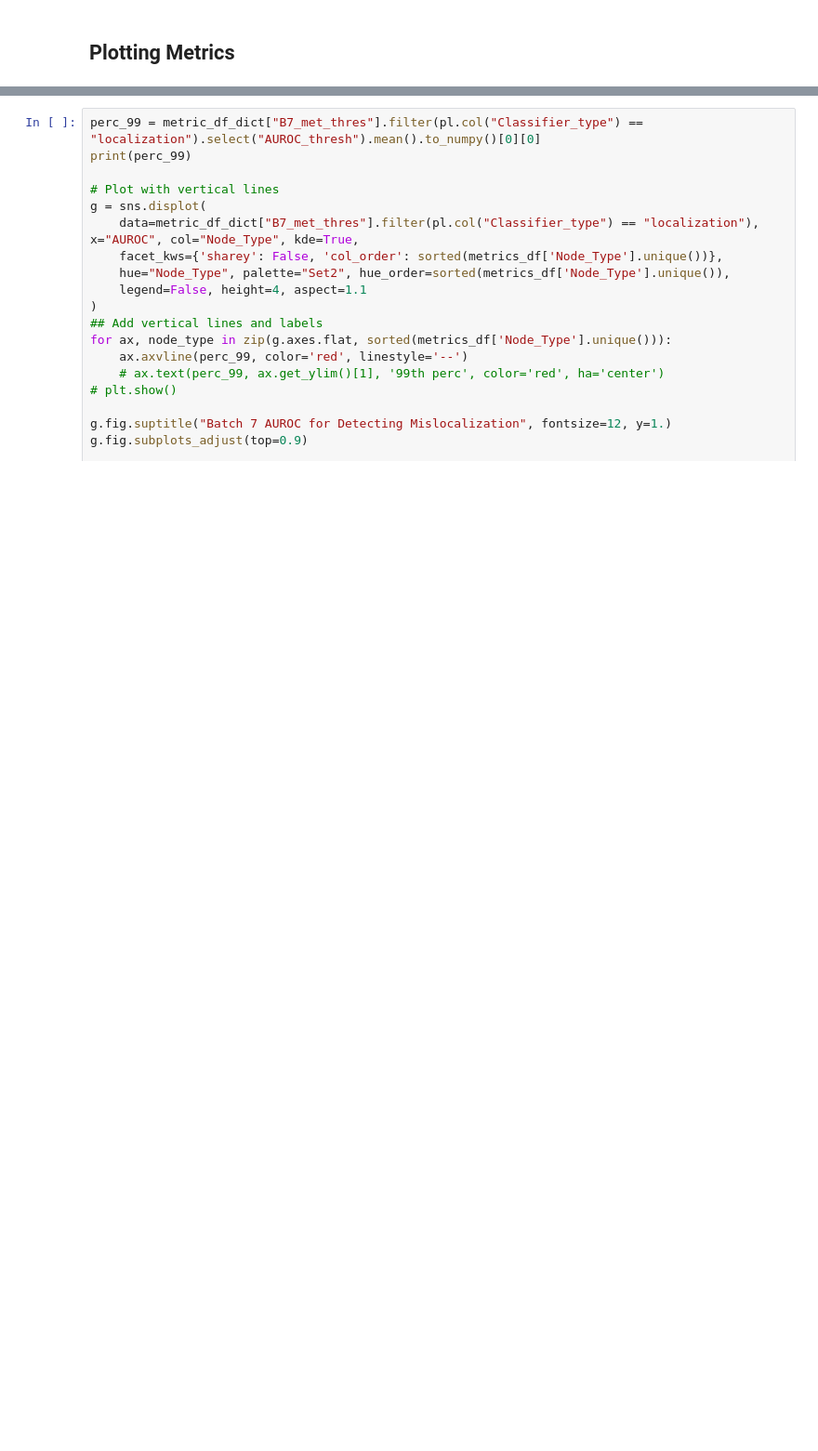
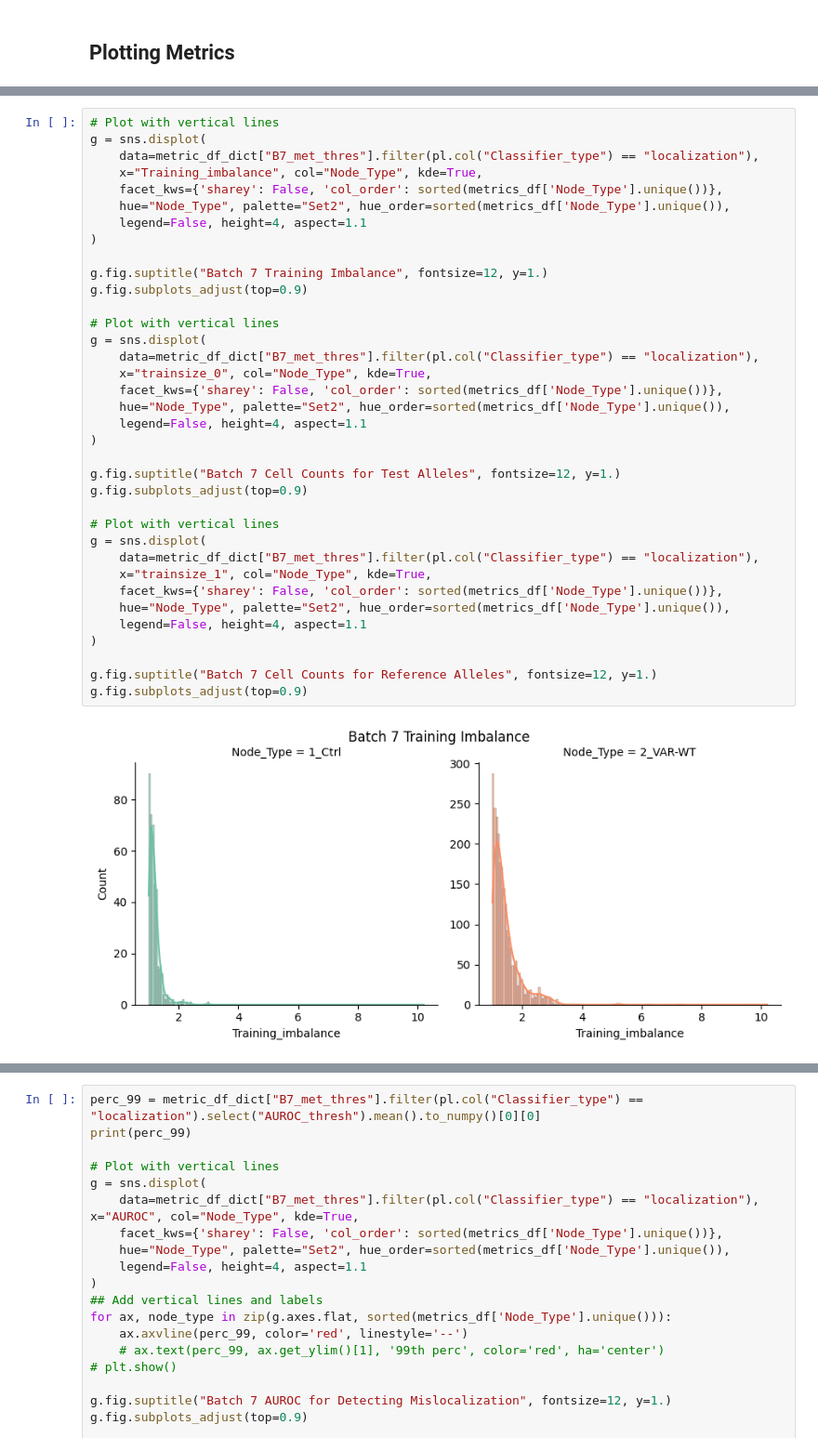
Before and after one commit to broadinstitute/2025_varchamp_snakemake, a Jupyter notebook: snakemake_pipeline/classification/classification_metrics.ipynb, the cells around one changed output, grey strips where cells are left out. Shown: that part at 93% size. Cells and saved outputs as stored; diff of their text form; blank space fills up the shorter version.

Commit message:
Updating classification metrics

```diff
--- a/snakemake_pipeline/classification/classification_metrics.ipynb
+++ b/snakemake_pipeline/classification/classification_metrics.ipynb
@@ -567,0 +560,38 @@ print(g_morph)
+# %%
+# Plot with vertical lines
+g = sns.displot(
+    data=metric_df_dict["B7_met_thres"].filter(pl.col("Classifier_type") == "localization"),
+    x="Training_imbalance", col="Node_Type", kde=True,
+    facet_kws={'sharey': False, 'col_order': sorted(metrics_df['Node_Type'].unique())},
+    hue="Node_Type", palette="Set2", hue_order=sorted(metrics_df['Node_Type'].unique()),
+    legend=False, height=4, aspect=1.1
+)
+
+g.fig.suptitle("Batch 7 Training Imbalance", fontsize=12, y=1.)
+g.fig.subplots_adjust(top=0.9)
+
+# Plot with vertical lines
+g = sns.displot(
+    data=metric_df_dict["B7_met_thres"].filter(pl.col("Classifier_type") == "localization"),
+    x="trainsize_0", col="Node_Type", kde=True,
+    facet_kws={'sharey': False, 'col_order': sorted(metrics_df['Node_Type'].unique())},
+    hue="Node_Type", palette="Set2", hue_order=sorted(metrics_df['Node_Type'].unique()),
+    legend=False, height=4, aspect=1.1
+)
+
+g.fig.suptitle("Batch 7 Cell Counts for Test Alleles", fontsize=12, y=1.)
+g.fig.subplots_adjust(top=0.9)
+
+# Plot with vertical lines
+g = sns.displot(
+    data=metric_df_dict["B7_met_thres"].filter(pl.col("Classifier_type") == "localization"),
+    x="trainsize_1", col="Node_Type", kde=True,
+    facet_kws={'sharey': False, 'col_order': sorted(metrics_df['Node_Type'].unique())},
+    hue="Node_Type", palette="Set2", hue_order=sorted(metrics_df['Node_Type'].unique()),
+    legend=False, height=4, aspect=1.1
+)
+
+g.fig.suptitle("Batch 7 Cell Counts for Reference Alleles", fontsize=12, y=1.)
+g.fig.subplots_adjust(top=0.9)
+# %% [output]
+[figure, added]
```
Also changed, not shown: parts of 13 cells of this notebook.
